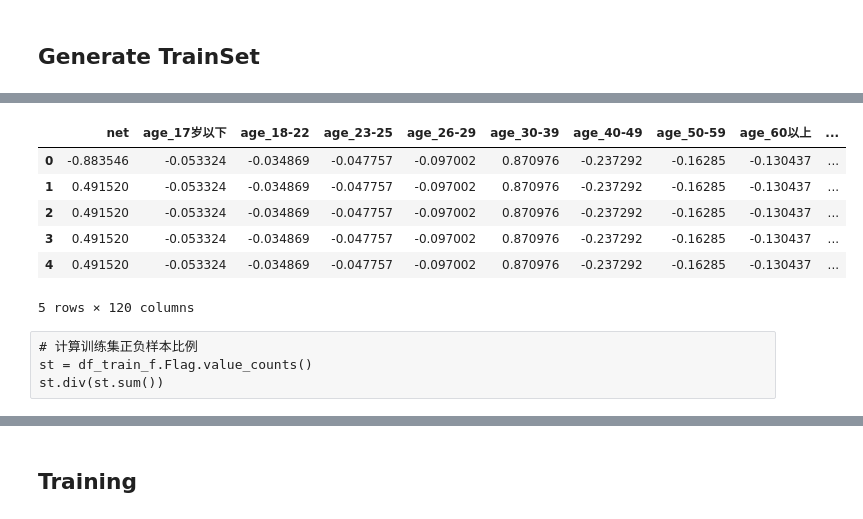
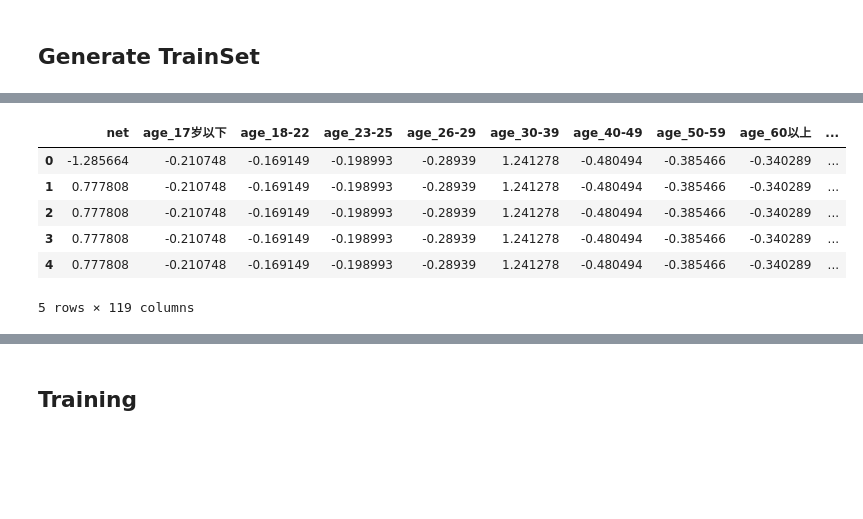
Before and after one commit to CaoZhens/WoPlus_PhoneChangingPrediction, a Jupyter notebook: src/ipynb/woplus_ml.ipynb, the cells around one changed output, grey strips where cells are left out. Saved outputs shown, nothing was run; the diff lists cells and outputs as text; code cells hidden in the pictures; blank space fills up the shorter version.

```diff
--- a/src/ipynb/woplus_ml.ipynb
+++ b/src/ipynb/woplus_ml.ipynb
@@ -293,0 +676,21 @@ Name: talklen09, dtype: int64
+# %%
+# pd.to_datetime(df_me_featadd['sales_date'].fillna(df_me_featadd['sales_date'].mode().values[0]))
+mon = '09'
+salestimediff = datetime.date(2015,int(mon),1) - pd.to_datetime(df_me_featadd['sales_date'].fillna(df_me_featadd['sales_date'].mode().values[0]))
+salestimediff = salestimediff.astype('timedelta64[D]')
+# 备注：有负数，把负数清洗为0
+salestimediff[salestimediff < 0] = 0
+# print 'maximum of salestimediff:', salestimediff.max(), 'Days'
+# print 'maximum month of salestimediff:', int(np.ceil(salestimediff.max() / 30)), 'Months'
+# print 'maximum year of salestimediff:', int(np.ceil(salestimediff.max() / 360)), 'Years'
+salestimediff_bin = [-1]
+salestimediff_bin.extend(range(0, 30*12*3, 30))
+salestimediff_bin.extend(range(30*12*3, 30*12*(int(np.ceil(salestimediff.max() / 360))+1), 360))
+print 'salestimediff_bin:', salestimediff_bin
+# # # 分箱
+salestimediff_cat = pd.cut(salestimediff, salestimediff_bin)
+salestimediff_cat.name = 'salestimediff_cat' + mon
+print 'salestimediff_cat value_counts:\n', pd.value_counts(salestimediff_cat)
+print 'salestimediff_cat length:\n', np.shape(pd.value_counts(salestimediff_cat))
+salestimediff_le = LabelEncoder()
+pd.DataFrame(salestimediff_le.fit_transform(salestimediff_cat), columns=[salestimediff_cat.name[:-2]], index=salestimediff_cat.index).head()
@@ -297,6 +729,8 @@ Name: talklen09, dtype: int64
 def featGenerate2(mon):
     df_net_piv_sel     = dfSelCol(df_net_piv, mon)
     df_age_piv_sel     = dfSelCol(df_age_piv, mon)
+    # add 20180328 对未知年龄段用众数填充
+    df_age_piv_sel     = pd.DataFrame(df_age_piv_sel.iloc[:,0].replace(to_replace='未知', value=df_age_piv_sel.iloc[:, 0].mode().values[0]), index=df_age_piv_sel.index)
     df_sex_piv_sel     = dfSelCol(df_sex_piv, mon)
     df_arpu_piv_sel    = dfSelCol(df_arpu_piv, mon)
     df_stream_piv_sel  = dfSelCol(df_stream_piv, mon)
@@ -379,15 +953,27 @@ def featGenerate3(mon):
 # %%
 # comment: mon is string
 def genTrainSet(mon1, mon2):
-#     tsFeat = featGenerate(mon1)
+    # feat
+    # 0 0.1
+#     tsFeat = featGenerate1(mon1)
+    # 1 (1.1,1.2)
+#     tsFeat = featGenerate1(mon1)
+    # 2
 #     tsFeat = featGenerate2(mon1)
+    # 3
     tsFeat = featGenerate3(mon1)
-    tsFeat_norm = (tsFeat.rank(pct=True) - 0.5/tsFeat.shape[0]).apply(st.norm.ppf)
+    # 1.3, 2.2 3.2
+    tsFeat_s, tsFeat_standardscaler = SSTraining(tsFeat, False)
+#     tsFeat_norm = (tsFeat.rank(pct=True) - 0.5/tsFeat.shape[0]).apply(st.norm.ppf)
+
+    # label
     tsLabel = labelGenerate(df_me_piv, mon1, mon2)
-    # 1.1 & 1.2
-    # op = pd.concat([tsFeat, tsLabel], axis=1)
+
+    # 0.1 & 1.1 & 1.2 & 2.1 & 3.1
+#     op = pd.concat([tsFeat, tsLabel], axis=1)
     # 1.3 & 2.2 & 3.2
-    op = pd.concat([tsFeat_norm, tsLabel], axis=1)
+    op = pd.concat([tsFeat_s, tsLabel], axis=1)
+#     op = pd.concat([tsFeat_norm, tsLabel], axis=1)
     return op
 
 df_train_09 = genTrainSet('09', '10')
@@ -412,16 +998,12 @@ Name: prices_cat09, dtype: int64
 Name: salestimediff_cat10, dtype: int64
 salestimediff_cat length:
 (47,)
 |  | net | age_17岁以下 | age_18-22 | age_23-25 | age_26-29 | age_30-39 | age_40-49 | age_50-59 | age_60以上 | ... |
-| 0 | -0.883546 | -0.053324 | -0.034869 | -0.047757 | -0.097002 | 0.870976 | -0.237292 | -0.16285 | -0.130437 | ... |
-| 1 | 0.491520 | -0.053324 | -0.034869 | -0.047757 | -0.097002 | 0.870976 | -0.237292 | -0.16285 | -0.130437 | ... |
-| 2 | 0.491520 | -0.053324 | -0.034869 | -0.047757 | -0.097002 | 0.870976 | -0.237292 | -0.16285 | -0.130437 | ... |
-| 3 | 0.491520 | -0.053324 | -0.034869 | -0.047757 | -0.097002 | 0.870976 | -0.237292 | -0.16285 | -0.130437 | ... |
-| 4 | 0.491520 | -0.053324 | -0.034869 | -0.047757 | -0.097002 | 0.870976 | -0.237292 | -0.16285 | -0.130437 | ... |
+| 0 | -1.285664 | -0.210748 | -0.169149 | -0.198993 | -0.28939 | 1.241278 | -0.480494 | -0.385466 | -0.340289 | ... |
+| 1 | 0.777808 | -0.210748 | -0.169149 | -0.198993 | -0.28939 | 1.241278 | -0.480494 | -0.385466 | -0.340289 | ... |
+| 2 | 0.777808 | -0.210748 | -0.169149 | -0.198993 | -0.28939 | 1.241278 | -0.480494 | -0.385466 | -0.340289 | ... |
+| 3 | 0.777808 | -0.210748 | -0.169149 | -0.198993 | -0.28939 | 1.241278 | -0.480494 | -0.385466 | -0.340289 | ... |
+| 4 | 0.777808 | -0.210748 | -0.169149 | -0.198993 | -0.28939 | 1.241278 | -0.480494 | -0.385466 | -0.340289 | ... |
-5 rows × 120 columns
+5 rows × 119 columns
 # %%
 # Summary(df_train_f).to_csv('Summary_df_train_f.csv')
-# %% [raw]
-# 计算训练集正负样本比例
-st = df_train_f.Flag.value_counts()
-st.div(st.sum())
```
Also changed, not shown: parts of 59 cells of this notebook, 6 other files.
